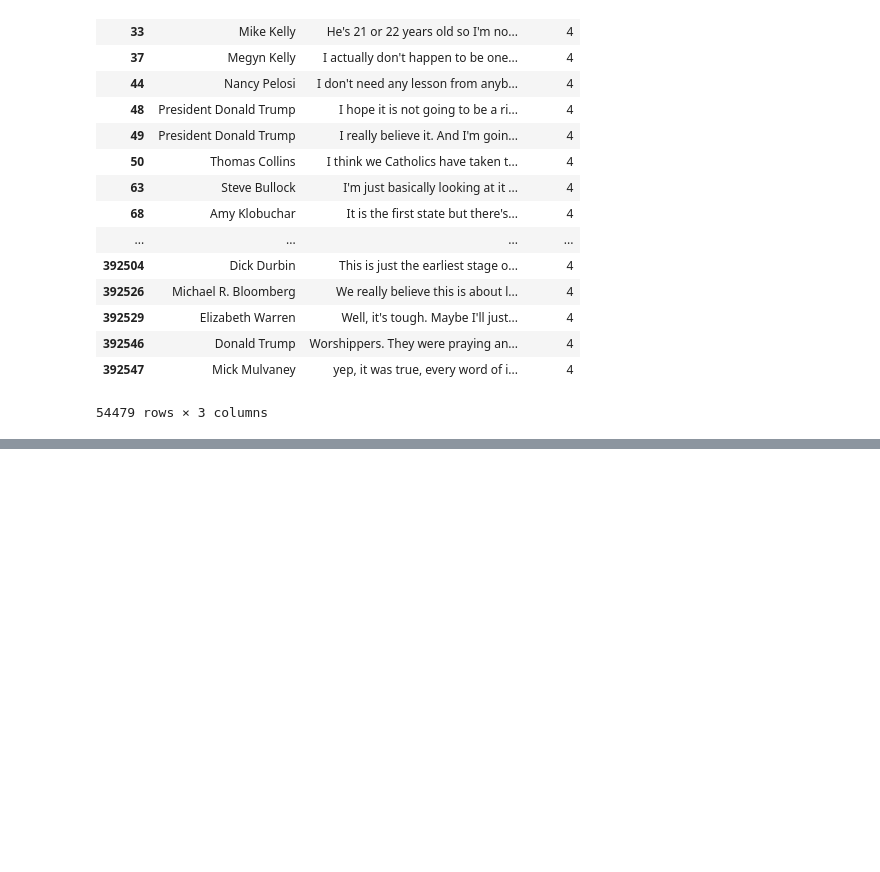
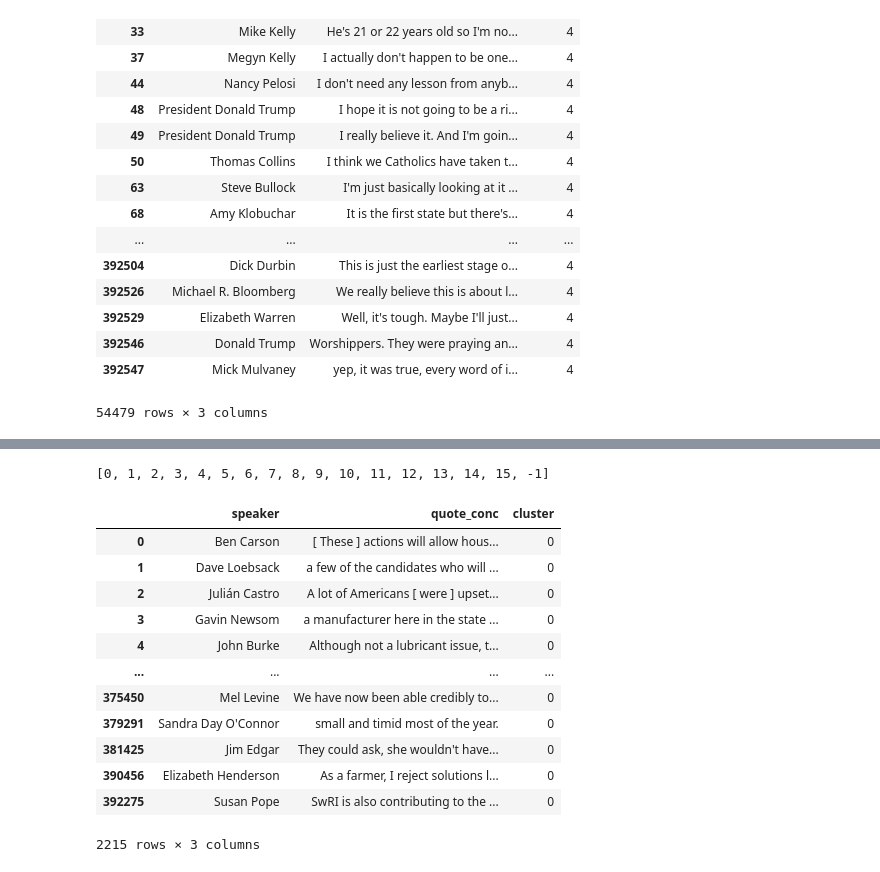
Before and after one commit to epfl-ada/ada-2021-project-sunshine-analytica, a Jupyter notebook: Milestone2.ipynb, the cells around one changed output, grey strips where cells are left out. Saved outputs shown, nothing was run; the diff lists cells and outputs as text; code cells hidden in the pictures; blank space fills up the shorter version.

Commit message:
Added code for clustering of concatenated quotes

```diff
--- a/Milestone2.ipynb
+++ b/Milestone2.ipynb
@@ -319,0 +332,4 @@ quote[quote["cluster"]==4]
+# %%
+quote['quote_conc']= quote.groupby(['speaker'])['quotation'].transform(lambda x: ','.join(x))
+quotes_conc = quote.drop_duplicates(subset=['speaker'])[['speaker', 'quote_conc']]
+quotes_conc
@@ -319,0 +355,30 @@ quote[quote["cluster"]==4]
+# %%
+vectors = vectorizer.transform(quotes_conc['quote_conc'])
+nmf = NMF(n_components=10, random_state=1).fit_transform(vectors)
+distance_matrix = pairwise_distances(nmf, nmf, metric='cosine')
+# %%
+labels = DBSCAN(eps=0.04, min_samples=5, metric='precomputed',n_jobs=-1).fit_predict(distance_matrix)
+# %%
+set_of_clusters = set(labels)
+unique_clusters = list(set_of_clusters)
+unique_clusters
+# %% [output]
+[0, 1, 2, 3, 4, 5, 6, 7, 8, 9, 10, 11, 12, 13, 14, 15, -1]
+# %%
+quotes_conc['cluster'] = labels
+# %%
+quotes_conc[quotes_conc['cluster'] == 0]
+# %% [output]
+|  | speaker | quote_conc | cluster |
+| 0 | Ben Carson | [ These ] actions will allow hous... | 0 |
+| 1 | Dave Loebsack | a few of the candidates who will ... | 0 |
+| 2 | Julián Castro | A lot of Americans [ were ] upset... | 0 |
+| 3 | Gavin Newsom | a manufacturer here in the state ... | 0 |
+| 4 | John Burke | Although not a lubricant issue, t... | 0 |
+| ... | ... | ... | ... |
+| 375450 | Mel Levine | We have now been able credibly to... | 0 |
+| 379291 | Sandra Day O'Connor | small and timid most of the year. | 0 |
+| 381425 | Jim Edgar | They could ask, she wouldn't have... | 0 |
+| 390456 | Elizabeth Henderson | As a farmer, I reject solutions l... | 0 |
+| 392275 | Susan Pope | SwRI is also contributing to the ... | 0 |
+2215 rows × 3 columns
```
Also changed, not shown: parts of 4 cells of this notebook, 1 other file.
